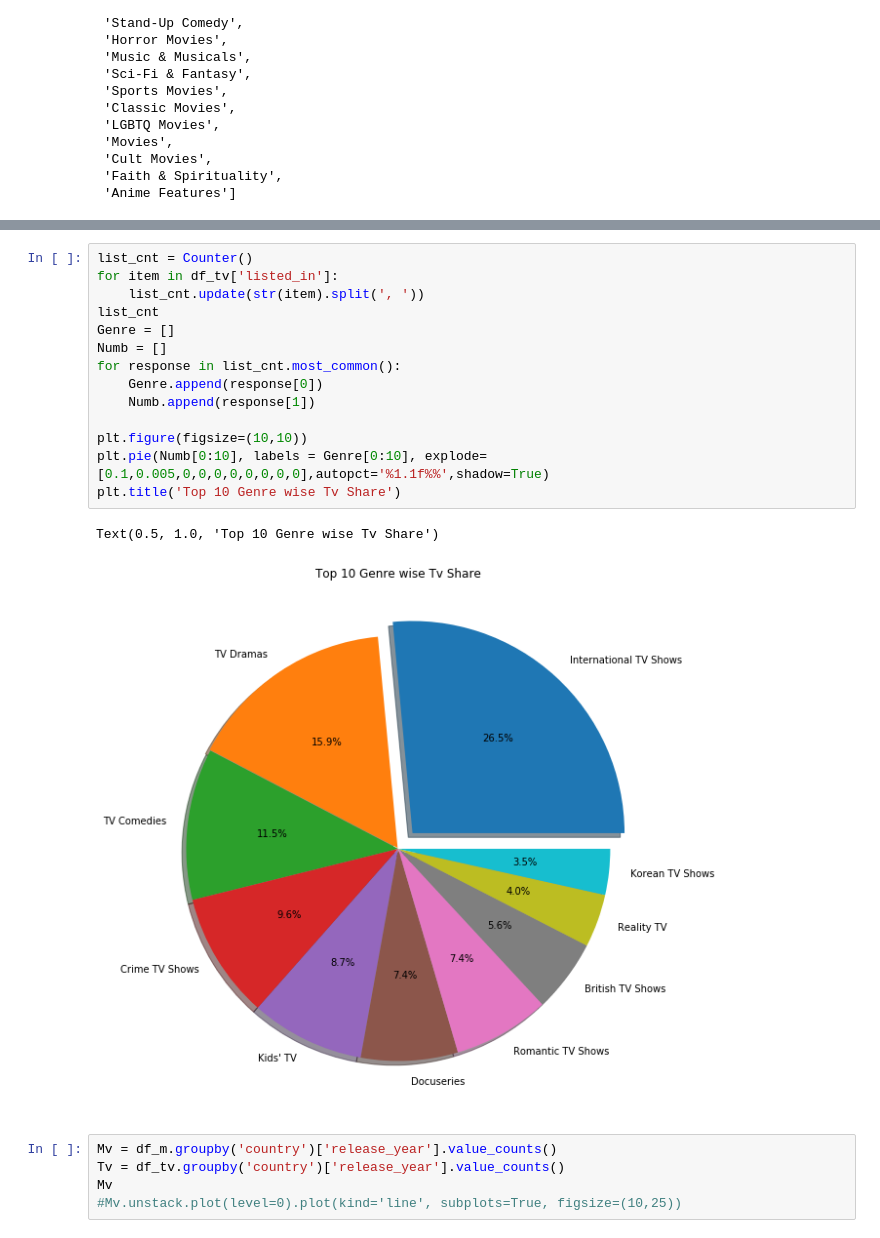
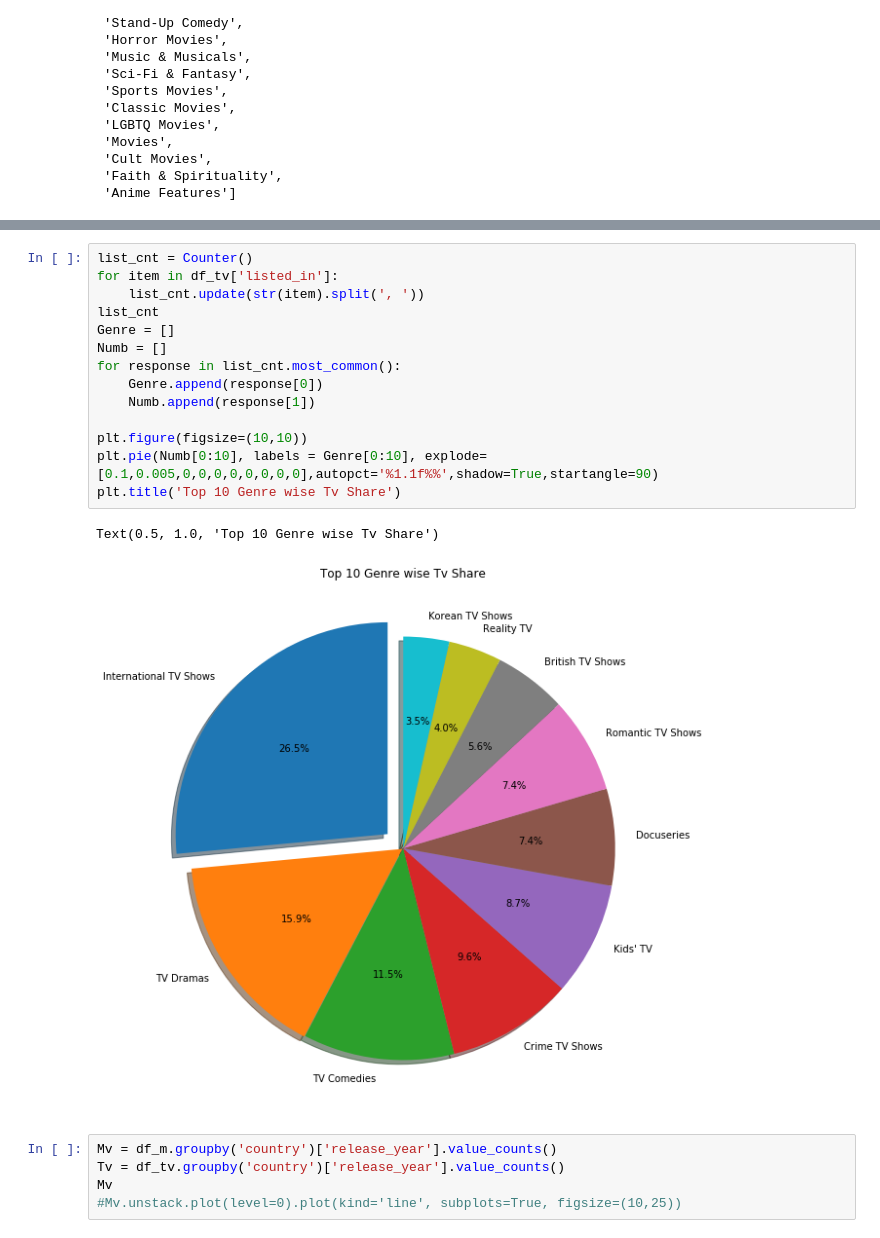
Before and after one commit to ssnk4343/Netflix_analysis, a Jupyter notebook: Netflix_titles.ipynb, the cells around one changed output, grey strips where cells are left out. Cells and saved outputs as stored; diff of their text form.

```diff
--- a/Netflix_titles.ipynb
+++ b/Netflix_titles.ipynb
@@ -267,20 +267,20 @@ Text(0.5, 1.0, 'Top 10 Genre wise Movie Share')
 # %%
 list_cnt = Counter()
 for item in df_tv['listed_in']:
     list_cnt.update(str(item).split(', '))
 list_cnt
 Genre = []
 Numb = []
 for response in list_cnt.most_common():
     Genre.append(response[0])
     Numb.append(response[1])
 
 plt.figure(figsize=(10,10))
-plt.pie(Numb[0:10], labels = Genre[0:10], explode= [0.1,0.005,0,0,0,0,0,0,0,0],autopct='%1.1f%%',shadow=True)
+plt.pie(Numb[0:10], labels = Genre[0:10], explode= [0.1,0.005,0,0,0,0,0,0,0,0],autopct='%1.1f%%',shadow=True,startangle=90)
 plt.title('Top 10 Genre wise Tv Share')
 # %% [output]
 Text(0.5, 1.0, 'Top 10 Genre wise Tv Share')
-[figure, old version]
+[figure, new version]
 # %%
 Mv = df_m.groupby('country')['release_year'].value_counts()
 Tv = df_tv.groupby('country')['release_year'].value_counts()
```
Also changed, not shown: parts of 3 cells of this notebook.
